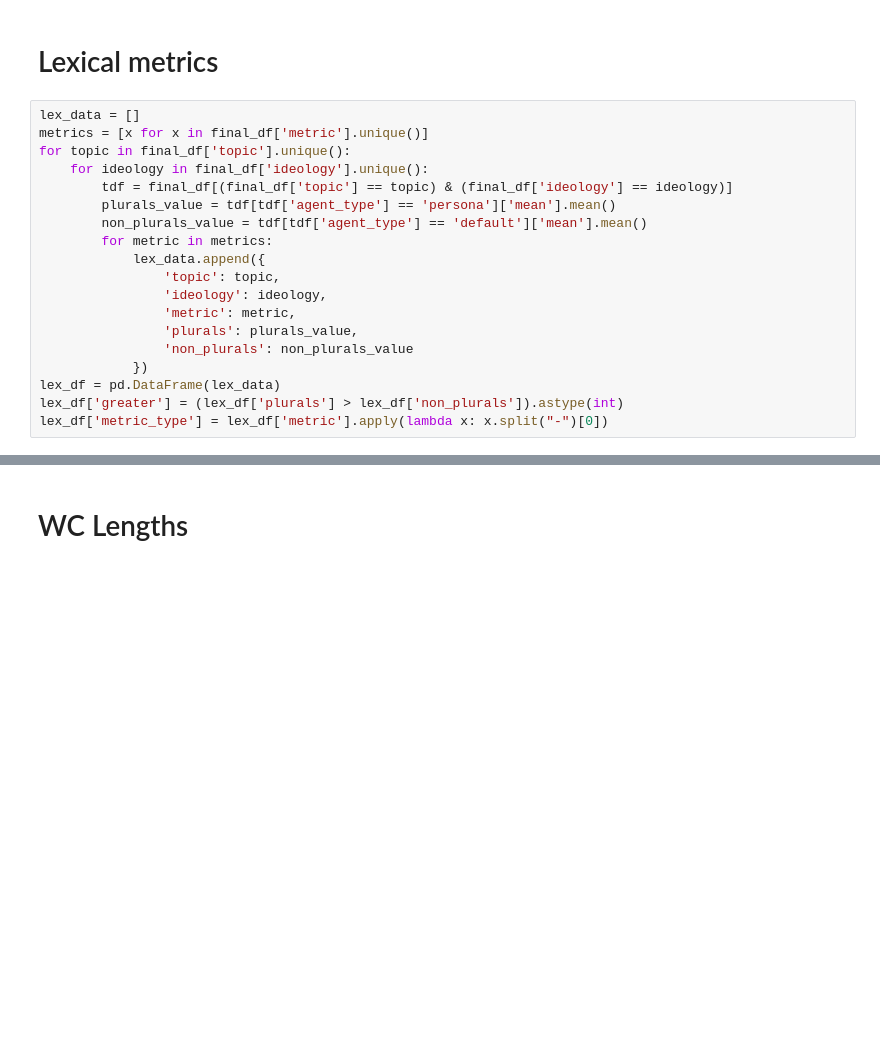
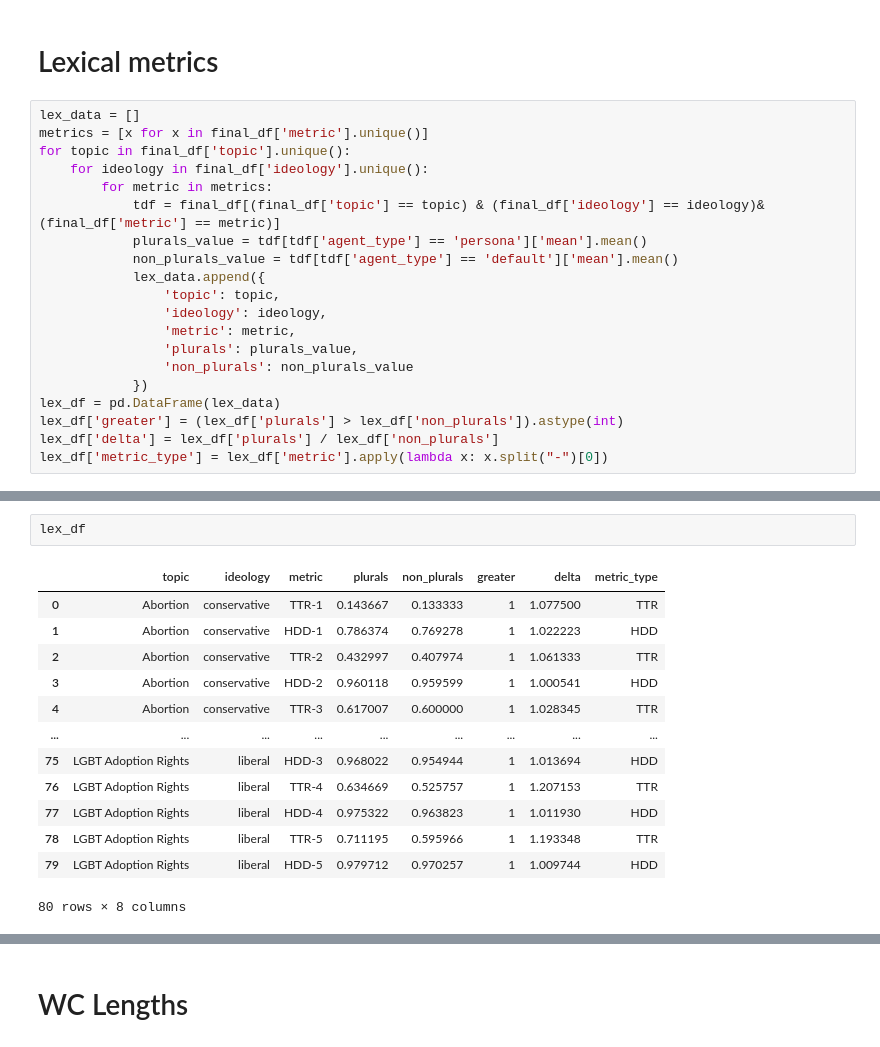
Before and after one commit to josh-ashkinaze/sim_ensembles, a Jupyter notebook: scripts/1_pol_specific.ipynb, the cells around one changed output, grey strips where cells are left out. Saved outputs shown, nothing was run; the diff lists cells and outputs as text; blank space fills up the shorter version.

```diff
--- a/scripts/1_pol_specific.ipynb
+++ b/scripts/1_pol_specific.ipynb
@@ -234,10 +247,10 @@ lex_data = []
 metrics = [x for x in final_df['metric'].unique()]
 for topic in final_df['topic'].unique():
     for ideology in final_df['ideology'].unique():
-        tdf = final_df[(final_df['topic'] == topic) & (final_df['ideology'] == ideology)]
-        plurals_value = tdf[tdf['agent_type'] == 'persona']['mean'].mean()
-        non_plurals_value = tdf[tdf['agent_type'] == 'default']['mean'].mean()
         for metric in metrics:
+            tdf = final_df[(final_df['topic'] == topic) & (final_df['ideology'] == ideology)& (final_df['metric'] == metric)]
+            plurals_value = tdf[tdf['agent_type'] == 'persona']['mean'].mean()
+            non_plurals_value = tdf[tdf['agent_type'] == 'default']['mean'].mean()
             lex_data.append({
                 'topic': topic,
                 'ideology': ideology,
@@ -247,4 +260,5 @@ for topic in final_df['topic'].unique():
             })
 lex_df = pd.DataFrame(lex_data)
 lex_df['greater'] = (lex_df['plurals'] > lex_df['non_plurals']).astype(int)
+lex_df['delta'] = lex_df['plurals'] / lex_df['non_plurals']
 lex_df['metric_type'] = lex_df['metric'].apply(lambda x: x.split("-")[0])
@@ -254,0 +265,16 @@ lex_df['greater'].sum()
+# %%
+lex_df
+# %% [output]
+|  | topic | ideology | metric | plurals | non_plurals | greater | delta | metric_type |
+| 0 | Abortion | conservative | TTR-1 | 0.143667 | 0.133333 | 1 | 1.077500 | TTR |
+| 1 | Abortion | conservative | HDD-1 | 0.786374 | 0.769278 | 1 | 1.022223 | HDD |
+| 2 | Abortion | conservative | TTR-2 | 0.432997 | 0.407974 | 1 | 1.061333 | TTR |
+| 3 | Abortion | conservative | HDD-2 | 0.960118 | 0.959599 | 1 | 1.000541 | HDD |
+| 4 | Abortion | conservative | TTR-3 | 0.617007 | 0.600000 | 1 | 1.028345 | TTR |
+| ... | ... | ... | ... | ... | ... | ... | ... | ... |
+| 75 | LGBT Adoption Rights | liberal | HDD-3 | 0.968022 | 0.954944 | 1 | 1.013694 | HDD |
+| 76 | LGBT Adoption Rights | liberal | TTR-4 | 0.634669 | 0.525757 | 1 | 1.207153 | TTR |
+| 77 | LGBT Adoption Rights | liberal | HDD-4 | 0.975322 | 0.963823 | 1 | 1.011930 | HDD |
+| 78 | LGBT Adoption Rights | liberal | TTR-5 | 0.711195 | 0.595966 | 1 | 1.193348 | TTR |
+| 79 | LGBT Adoption Rights | liberal | HDD-5 | 0.979712 | 0.970257 | 1 | 1.009744 | HDD |
+80 rows × 8 columns
```
Also changed, not shown: parts of 5 cells of this notebook, 1 other file.
